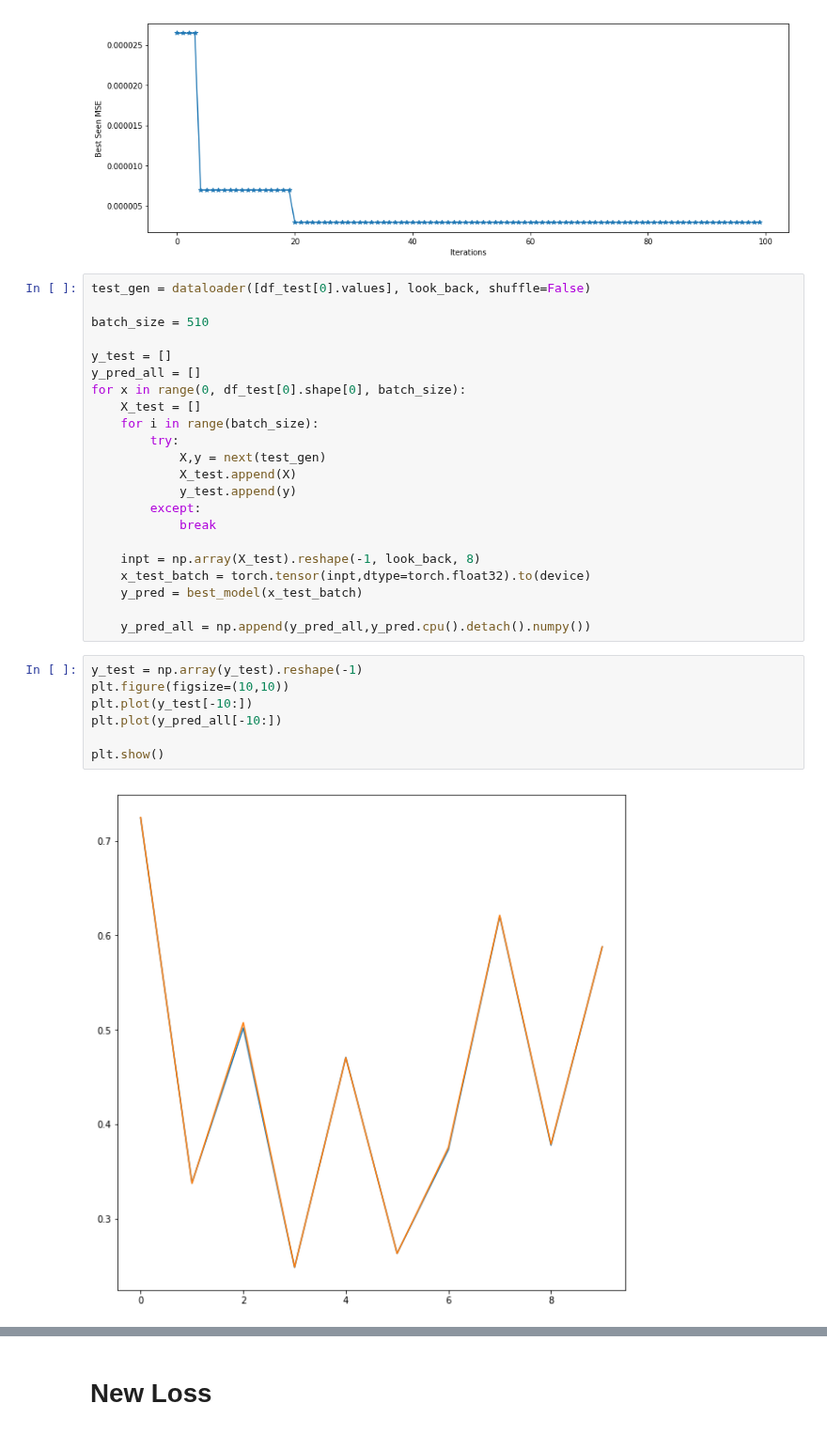
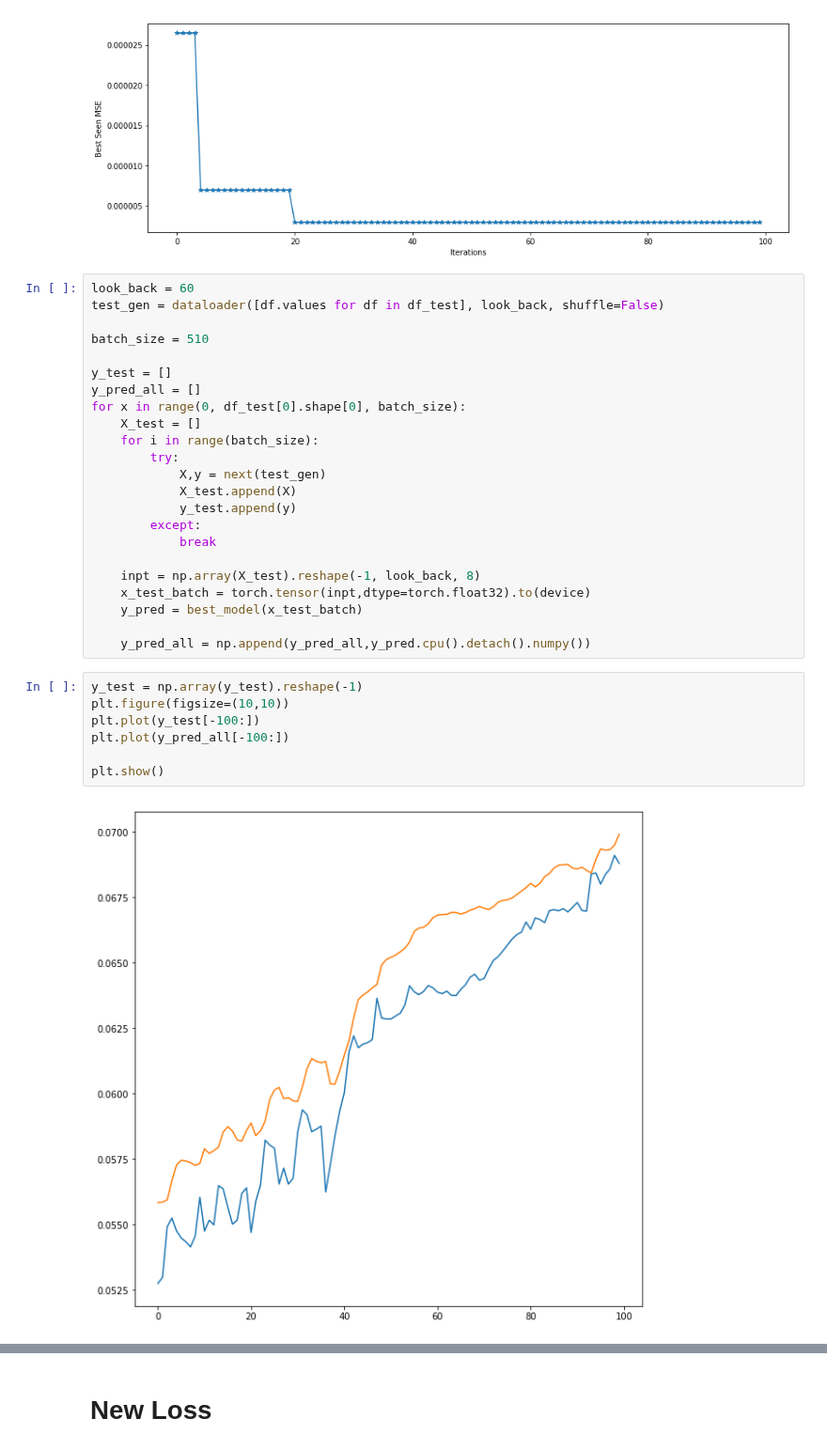
Before and after one commit to moiraghif/Electric-Motor-Temperature, a Jupyter notebook: AML_GRU.ipynb, the cells around one changed output, grey strips where cells are left out. Shown at 94% size. Cells and saved outputs as stored; diff of their text form.

Commit message:
Will test something else later and commit again

```diff
--- a/AML_GRU.ipynb
+++ b/AML_GRU.ipynb
@@ -311,7 +271,8 @@ plt.show()
 # %% [output]
 [figure]
 # %%
-test_gen = dataloader([df_test[0].values], look_back, shuffle=False)
+look_back = 60
+test_gen = dataloader([df.values for df in df_test], look_back, shuffle=False)
 
 batch_size = 510
 
@@ -335,12 +296,12 @@ for x in range(0, df_test[0].shape[0], batch_size):
 # %%
 y_test = np.array(y_test).reshape(-1)
 plt.figure(figsize=(10,10))
-plt.plot(y_test[-10:])
-plt.plot(y_pred_all[-10:])
+plt.plot(y_test[-100:])
+plt.plot(y_pred_all[-100:])
 
 plt.show()
 # %% [output]
-[figure, old version]
+[figure, new version]
 # %%
 np.mean(np.abs((y_test - y_pred_all)/np.abs(y_test)))
 # %% [output]
```
Also changed, not shown: parts of 28 cells of this notebook, 2 other files.
